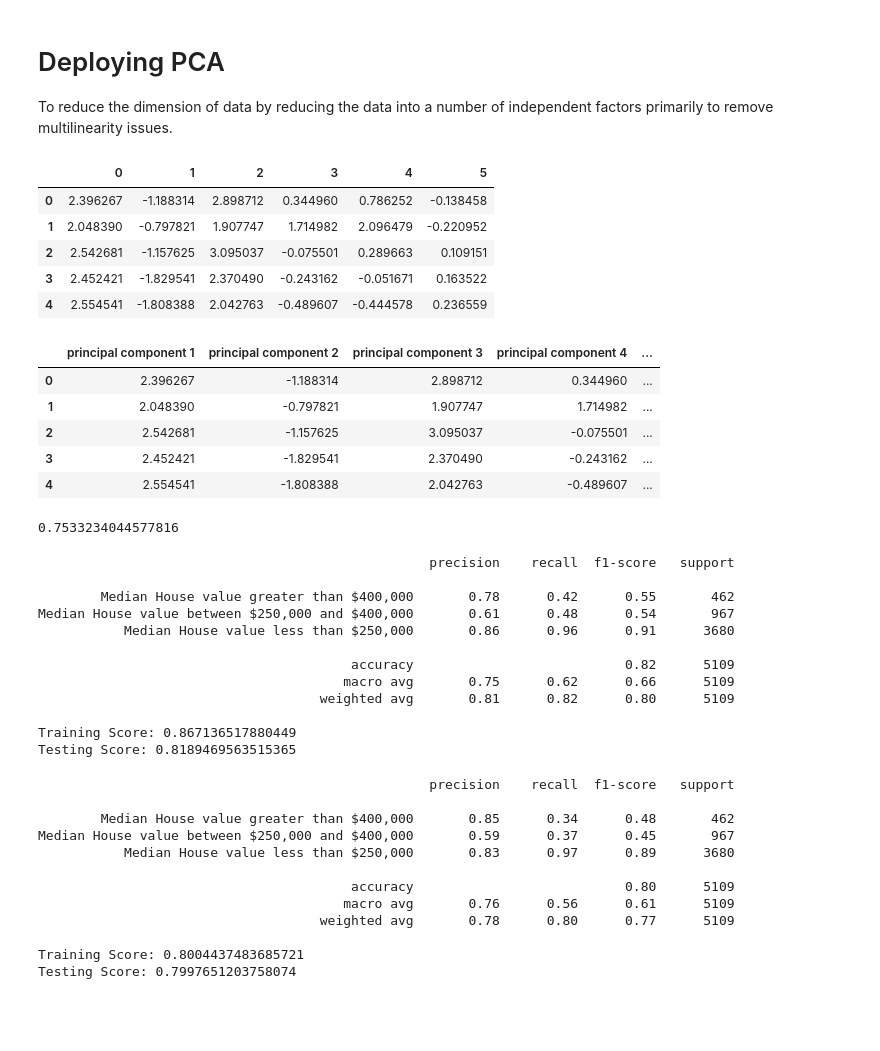
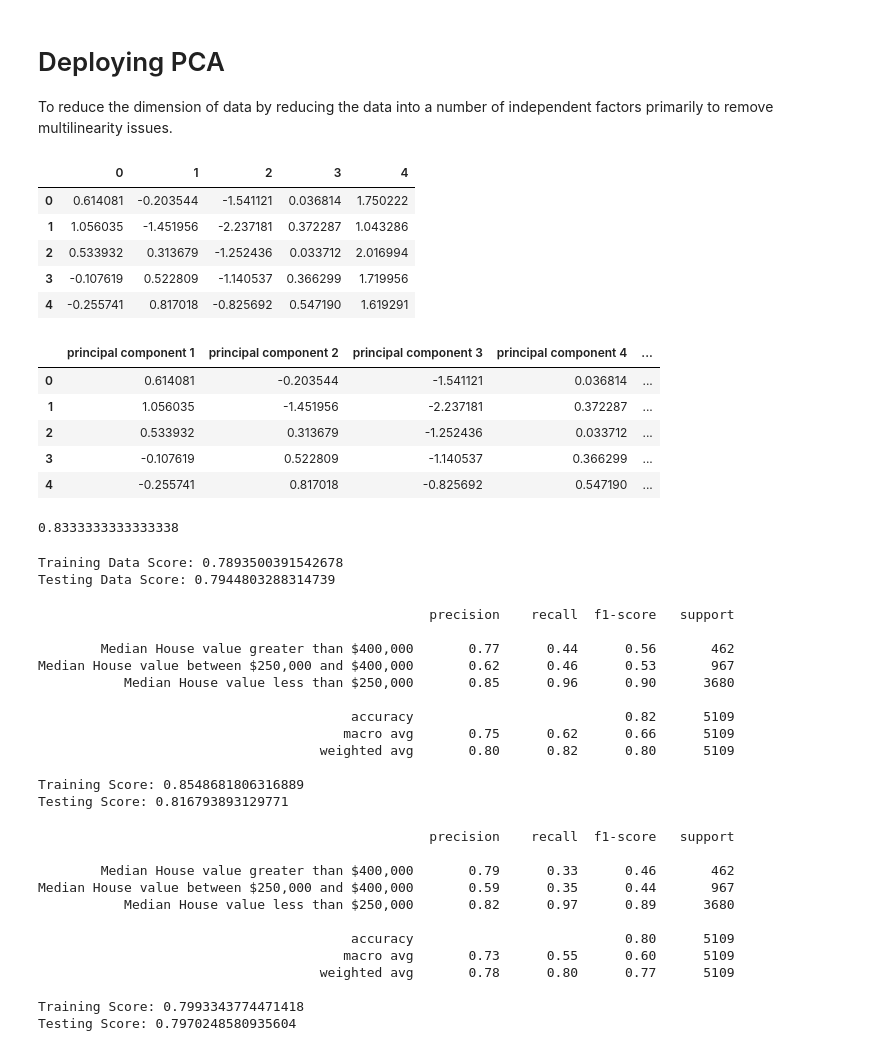
Before and after one commit to ericjbutton/california-housing-ML, a Jupyter notebook: Logistic Regression.ipynb, the cells around one changed output. Cells and saved outputs as stored; diff of their text form; code cells hidden in the pictures; blank space fills up the shorter version.

```diff
--- a/Logistic Regression.ipynb
+++ b/Logistic Regression.ipynb
@@ -742,37 +743,38 @@ X_scaled = StandardScaler().fit_transform(X)
 
 
 # Reducing components
-pca = PCA(n_components = 0.70)
+pca = PCA(n_components = 0.80)
 
 X_pca = pca.fit_transform(X_scaled)
 # %%
 df_X_pca = pd.DataFrame(data=X_pca)
 df_X_pca.head()
 # %% [output]
-|  | 0 | 1 | 2 | 3 | 4 | 5 |
-| 0 | 2.396267 | -1.188314 | 2.898712 | 0.344960 | 0.786252 | -0.138458 |
-| 1 | 2.048390 | -0.797821 | 1.907747 | 1.714982 | 2.096479 | -0.220952 |
-| 2 | 2.542681 | -1.157625 | 3.095037 | -0.075501 | 0.289663 | 0.109151 |
-| 3 | 2.452421 | -1.829541 | 2.370490 | -0.243162 | -0.051671 | 0.163522 |
-| 4 | 2.554541 | -1.808388 | 2.042763 | -0.489607 | -0.444578 | 0.236559 |
+|  | 0 | 1 | 2 | 3 | 4 |
+| 0 | 0.614081 | -0.203544 | -1.541121 | 0.036814 | 1.750222 |
+| 1 | 1.056035 | -1.451956 | -2.237181 | 0.372287 | 1.043286 |
+| 2 | 0.533932 | 0.313679 | -1.252436 | 0.033712 | 2.016994 |
+| 3 | -0.107619 | 0.522809 | -1.140537 | 0.366299 | 1.719956 |
+| 4 | -0.255741 | 0.817018 | -0.825692 | 0.547190 | 1.619291 |
 # %%
 df_X_pca = pd.DataFrame(
     data = X_pca, columns = ["principal component 1",
                              "principal component 2",
                              "principal component 3",
                              "principal component 4",
                              "principal component 5",
-                             "principal component 6"]
+#                              "principal component 6"
+                            ]
 )
 
 df_X_pca.head()
 # %% [output]
 |  | principal component 1 | principal component 2 | principal component 3 | principal component 4 | ... |
-| 0 | 2.396267 | -1.188314 | 2.898712 | 0.344960 | ... |
-| 1 | 2.048390 | -0.797821 | 1.907747 | 1.714982 | ... |
-| 2 | 2.542681 | -1.157625 | 3.095037 | -0.075501 | ... |
-| 3 | 2.452421 | -1.829541 | 2.370490 | -0.243162 | ... |
-| 4 | 2.554541 | -1.808388 | 2.042763 | -0.489607 | ... |
+| 0 | 0.614081 | -0.203544 | -1.541121 | 0.036814 | ... |
+| 1 | 1.056035 | -1.451956 | -2.237181 | 0.372287 | ... |
+| 2 | 0.533932 | 0.313679 | -1.252436 | 0.033712 | ... |
+| 3 | -0.107619 | 0.522809 | -1.140537 | 0.366299 | ... |
+| 4 | -0.255741 | 0.817018 | -0.825692 | 0.547190 | ... |
 # %%
 # Training model
 from sklearn.model_selection import train_test_split
@@ -782,7 +784,7 @@ X_train, X_test, y_train, y_test = train_test_split(X, y, random_state=1)
 # %%
 sum(pca.explained_variance_ratio_)
 # %% [output]
-0.7533234044577816
+0.8333333333333338
 # %%
 classifier = LogisticRegression(max_iter=10000)
 classifier.fit(X_train, y_train)
@@ -790,6 +792,9 @@ classifier.fit(X_train, y_train)
 # Train a Logistic Regression model print the model score
 print(f"Training Data Score: {classifier.score(X_train, y_train)}")
 print(f"Testing Data Score: {classifier.score(X_test, y_test)}")
+# %% [output]
+Training Data Score: 0.7893500391542678
+Testing Data Score: 0.7944803288314739
 # %%
 # Fit a model, and then print a classification report
 clf = RandomForestClassifier(random_state=1,max_depth=10).fit(X_train, y_train)
@@ -800,16 +805,16 @@ print(f'Testing Score: {clf.score(X_test, y_test)}')
 # %% [output]
                                                   precision    recall  f1-score   support
 
-        Median House value greater than $400,000       0.78      0.42      0.55       462
-Median House value between $250,000 and $400,000       0.61      0.48      0.54       967
-           Median House value less than $250,000       0.86      0.96      0.91      3680
+        Median House value greater than $400,000       0.77      0.44      0.56       462
+Median House value between $250,000 and $400,000       0.62      0.46      0.53       967
+           Median House value less than $250,000       0.85      0.96      0.90      3680
 
                                         accuracy                           0.82      5109
                                        macro avg       0.75      0.62      0.66      5109
-                                    weighted avg       0.81      0.82      0.80      5109
+                                    weighted avg       0.80      0.82      0.80      5109
 
-Training Score: 0.867136517880449
-Testing Score: 0.8189469563515365
+Training Score: 0.8548681806316889
+Testing Score: 0.816793893129771
 # %%
 # Fit a model, and then print a classification report
 clf = RandomForestClassifier(random_state=1,max_depth=5).fit(X_train, y_train)
@@ -820,16 +825,16 @@ print(f'Testing Score: {clf.score(X_test, y_test)}')
 # %% [output]
                                                   precision    recall  f1-score   support
 
-        Median House value greater than $400,000       0.85      0.34      0.48       462
-Median House value between $250,000 and $400,000       0.59      0.37      0.45       967
-           Median House value less than $250,000       0.83      0.97      0.89      3680
+        Median House value greater than $400,000       0.79      0.33      0.46       462
+Median House value between $250,000 and $400,000       0.59      0.35      0.44       967
+           Median House value less than $250,000       0.82      0.97      0.89      3680
 
                                         accuracy                           0.80      5109
-                                       macro avg       0.76      0.56      0.61      5109
+                                       macro avg       0.73      0.55      0.60      5109
                                     weighted avg       0.78      0.80      0.77      5109
 
-Training Score: 0.8004437483685721
-Testing Score: 0.7997651203758074
+Training Score: 0.7993343774471418
+Testing Score: 0.7970248580935604
 # %%
 # Fit a model, and then print a classification report
 clf = RandomForestClassifier(random_state=1).fit(X_train, y_train)
```
Also changed, not shown: parts of 3 cells of this notebook, 6 other files.
